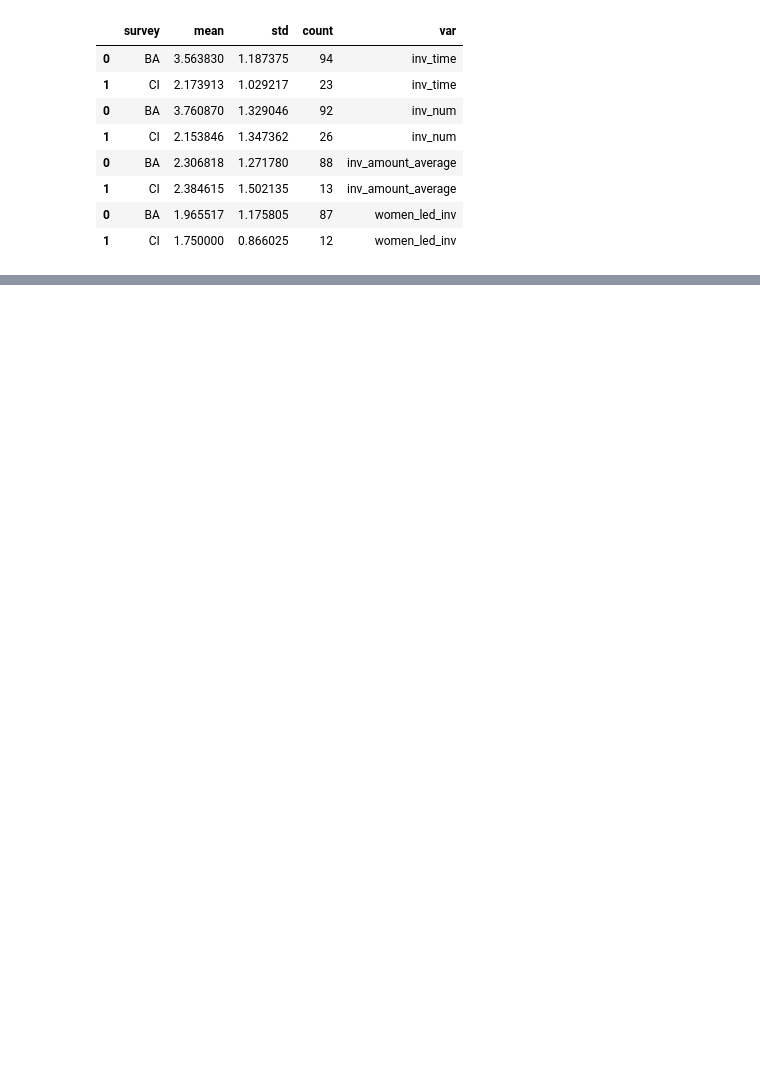
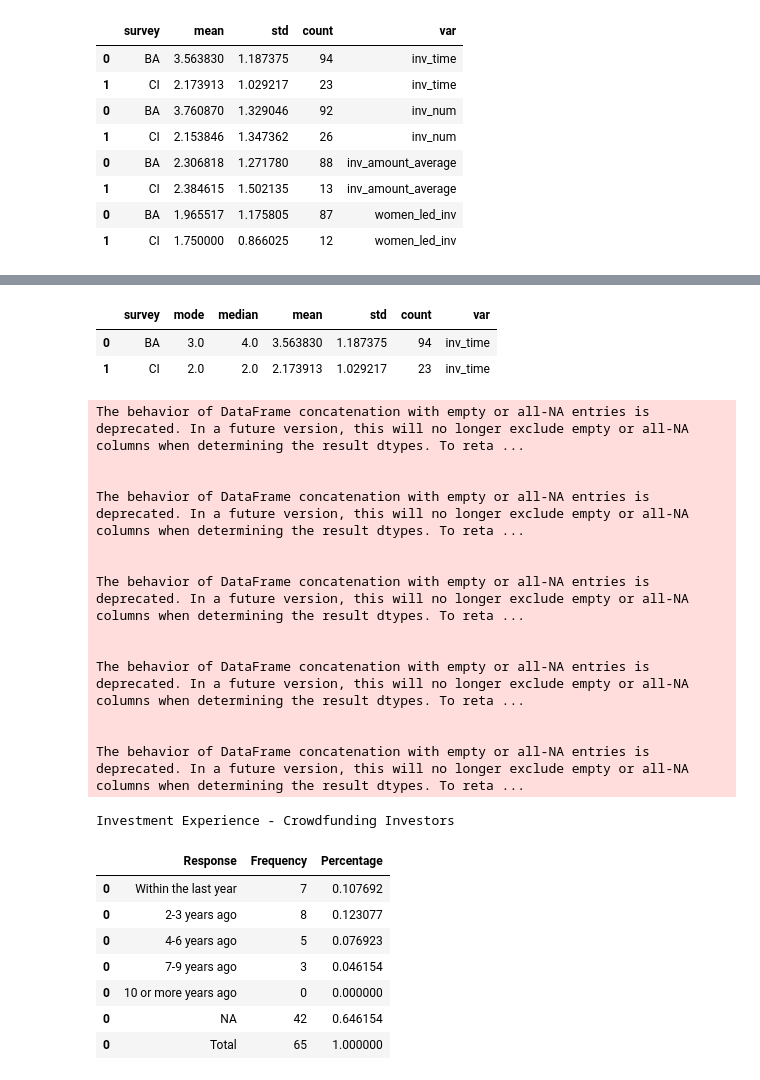
Before and after one commit to D2HStack/BAC4SHC, a Jupyter notebook: descriptive.ipynb, the cells around one changed output, grey strips where cells are left out. Cells and saved outputs as stored; diff of their text form; code cells hidden in the pictures; blank space fills up the shorter version.

```diff
--- a/descriptive.ipynb
+++ b/descriptive.ipynb
@@ -247,0 +373,72 @@ fig.show()
+# %%
+# Statistics - BA/CI
+funcs=[mode, 'median', 'mean', 'std', 'count']
+groups=['survey']
+columns=['inv_time',]
+
+basic_stats(funcs, groups, columns)
+# %% [output]
+|  | survey | mode | median | mean | std | count | var |
+| 0 | BA | 3.0 | 4.0 | 3.563830 | 1.187375 | 94 | inv_time |
+| 1 | CI | 2.0 | 2.0 | 2.173913 | 1.029217 | 23 | inv_time |
+# %%
+map_table=[
+        [1,'Within the last year'],
+        [2,'2-3 years ago'],
+        [3,'4-6 years ago'],
+        [4,'7-9 years ago'],
+        [5,'10 or more years ago '],
+]
+
+title='Investment Experience'
+df=df_load
+df_display=freq_table(df, 'inv_time', map_table)
+df_display.style \
+        .set_caption(title)
+
+title='Investment Experience - Women'
+df=df_load[df_load['gender_male']==1]
+df_display=freq_table(df, 'inv_time', map_table)
+df_display.style \
+        .set_caption(title)
+
+title='Investment Experience - Men'
+df=df_load[df_load['gender_male']==2]
+df_display=freq_table(df, 'inv_time', map_table)
+df_display.style \
+        .set_caption(title)
+
+title='Investment Experience - Business Angels'
+df=df_load[df_load['survey']=='BA']
+df_display=freq_table(df, 'inv_time', map_table)
+df_display.style \
+        .set_caption(title)
+
+title='Investment Experience - Crowdfunding Investors'
+df=df_load[df_load['survey']=='CI']
+df_display=freq_table(df, 'inv_time', map_table)
+df_display.style \
+        .set_caption(title)
+# %% [output]
+The behavior of DataFrame concatenation with empty or all-NA entries is deprecated. In a future version, this will no longer exclude empty or all-NA columns when determining the result dtypes. To reta ...
+
+
+The behavior of DataFrame concatenation with empty or all-NA entries is deprecated. In a future version, this will no longer exclude empty or all-NA columns when determining the result dtypes. To reta ...
+
+
+The behavior of DataFrame concatenation with empty or all-NA entries is deprecated. In a future version, this will no longer exclude empty or all-NA columns when determining the result dtypes. To reta ...
+
+
+The behavior of DataFrame concatenation with empty or all-NA entries is deprecated. In a future version, this will no longer exclude empty or all-NA columns when determining the result dtypes. To reta ...
+
+
+The behavior of DataFrame concatenation with empty or all-NA entries is deprecated. In a future version, this will no longer exclude empty or all-NA columns when determining the result dtypes. To reta ...
+Investment Experience - Crowdfunding Investors
+|  | Response | Frequency | Percentage |
+| 0 | Within the last year | 7 | 0.107692 |
+| 0 | 2-3 years ago | 8 | 0.123077 |
+| 0 | 4-6 years ago | 5 | 0.076923 |
+| 0 | 7-9 years ago | 3 | 0.046154 |
+| 0 | 10 or more years ago | 0 | 0.000000 |
+| 0 | NA | 42 | 0.646154 |
+| 0 | Total | 65 | 1.000000 |
```
Also changed, not shown: parts of 16 cells of this notebook, 1 other file.
